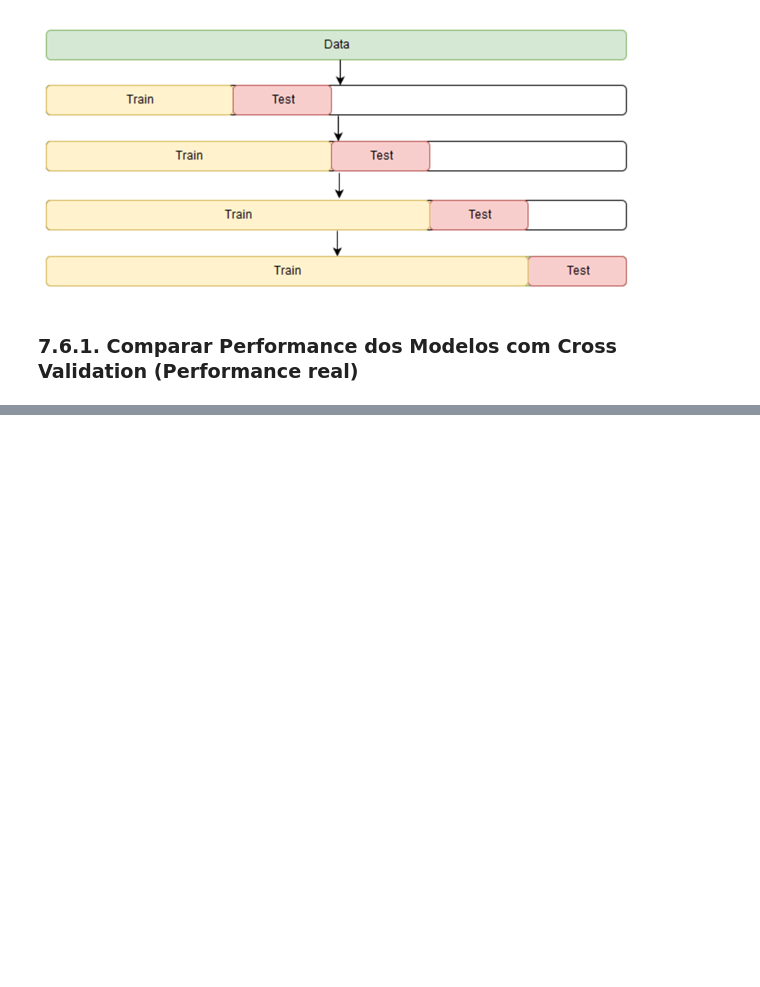
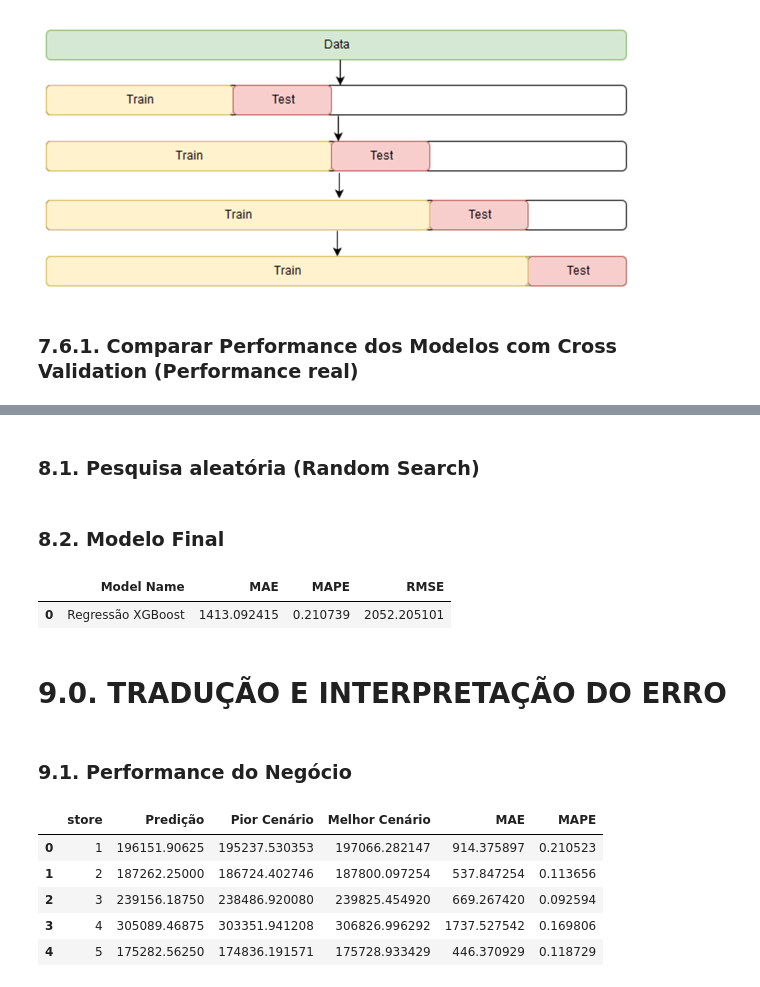
Before and after one commit to joaocortezi/Rossman, a Jupyter notebook: Data.ipynb, the cells around one changed output, grey strips where cells are left out. Saved outputs shown, nothing was run; the diff lists cells and outputs as text; code cells hidden in the pictures; blank space fills up the shorter version.

```diff
--- a/Data.ipynb
+++ b/Data.ipynb
@@ -1313,0 +1320,2 @@ modelling_result_cv.sort_values("RMSE Cross-Validation")
+# %% [markdown]
+### 8.1. Pesquisa aleatória (Random Search)
@@ -1313,0 +1354,2 @@ modelling_result_cv.sort_values("RMSE Cross-Validation")
+# %% [markdown]
+### 8.2. Modelo Final
@@ -1313,0 +1365,21 @@ modelling_result_cv.sort_values("RMSE Cross-Validation")
+# %%
+# Modelo XGBoost
+model_xgb_tuned = xgb.XGBRegressor(objective = "reg:squarederror",
+                       n_estimators=param_tuned["n_estimators"],
+                       eta=param_tuned["eta"],
+                       subsample=param_tuned["subsample"],
+                       colsample_bytree=hp["colsample_bytree"]).fit(x_train, y_train)
+
+
+# Prediction
+yhat_xgb_tuned = model_xgb_tuned.predict(x_test)
+
+
+# Performance
+xgb_result_tuned = ml_error("Regressão XGBoost", np.expm1(y_test), np.expm1(yhat_xgb_tuned))
+xgb_result_tuned
+# %% [output]
+|  | Model Name | MAE | MAPE | RMSE |
+| 0 | Regressão XGBoost | 1413.092415 | 0.210739 | 2052.205101 |
+# %% [markdown]
+# 9.0. TRADUÇÃO E INTERPRETAÇÃO DO ERRO
@@ -1313,0 +1392,2 @@ modelling_result_cv.sort_values("RMSE Cross-Validation")
+# %% [markdown]
+### 9.1. Performance do Negócio
@@ -1313,0 +1413,9 @@ modelling_result_cv.sort_values("RMSE Cross-Validation")
+# %%
+df9_pred_compare.head() # Quando o mape mais próximo de zero, menor o erro.
+# %% [output]
+|  | store | Predição | Pior Cenário | Melhor Cenário | MAE | MAPE |
+| 0 | 1 | 196151.90625 | 195237.530353 | 197066.282147 | 914.375897 | 0.210523 |
+| 1 | 2 | 187262.25000 | 186724.402746 | 187800.097254 | 537.847254 | 0.113656 |
+| 2 | 3 | 239156.18750 | 238486.920080 | 239825.454920 | 669.267420 | 0.092594 |
+| 3 | 4 | 305089.46875 | 303351.941208 | 306826.996292 | 1737.527542 | 0.169806 |
+| 4 | 5 | 175282.56250 | 174836.191571 | 175728.933429 | 446.370929 | 0.118729 |
```
Also changed, not shown: parts of 13 cells of this notebook, 1 other file.
